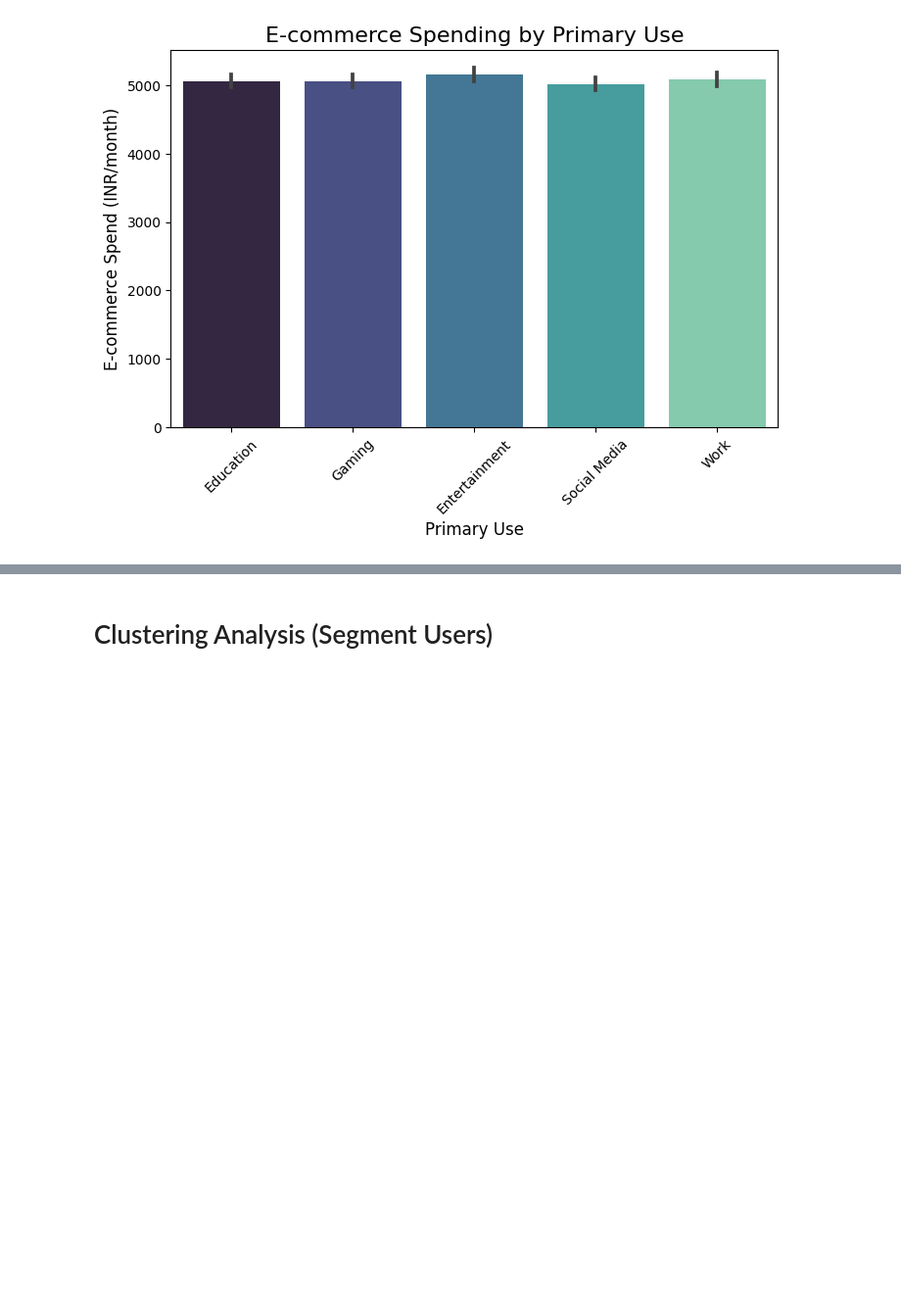
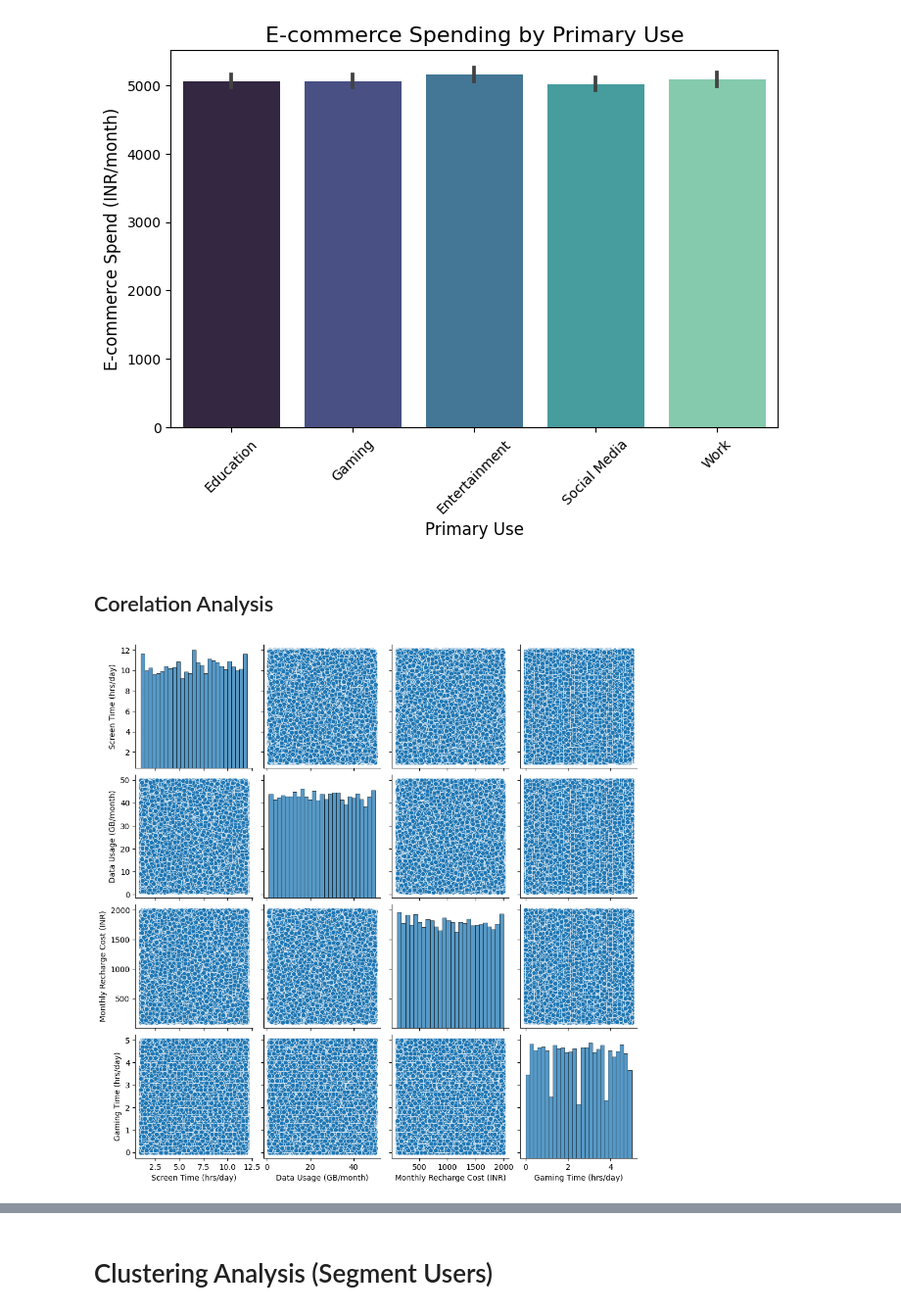
Before and after one commit to badhon1512/Data-Analysis, a Jupyter notebook: indian_phone_usage_analysis.ipynb, the cells around one changed output, grey strips where cells are left out. Shown at 98% size. Saved outputs shown, nothing was run; the diff lists cells and outputs as text; code cells hidden in the pictures; blank space fills up the shorter version.

Commit message:
Indian phone usage analysis has been updated

```diff
--- a/indian_phone_usage_analysis.ipynb
+++ b/indian_phone_usage_analysis.ipynb
@@ -174,3 +174,10 @@ plt.xticks(rotation=45)
 plt.show()
 # %% [output]
 [figure]
+# %% [markdown]
+## Corelation Analysis
+# %%
+sns.pairplot(df, vars=['Screen Time (hrs/day)', 'Data Usage (GB/month)', 'Monthly Recharge Cost (INR)', 'Gaming Time (hrs/day)'])
+plt.show()
+# %% [output]
+[figure, added]
```
Also changed, not shown: parts of 5 cells of this notebook.
